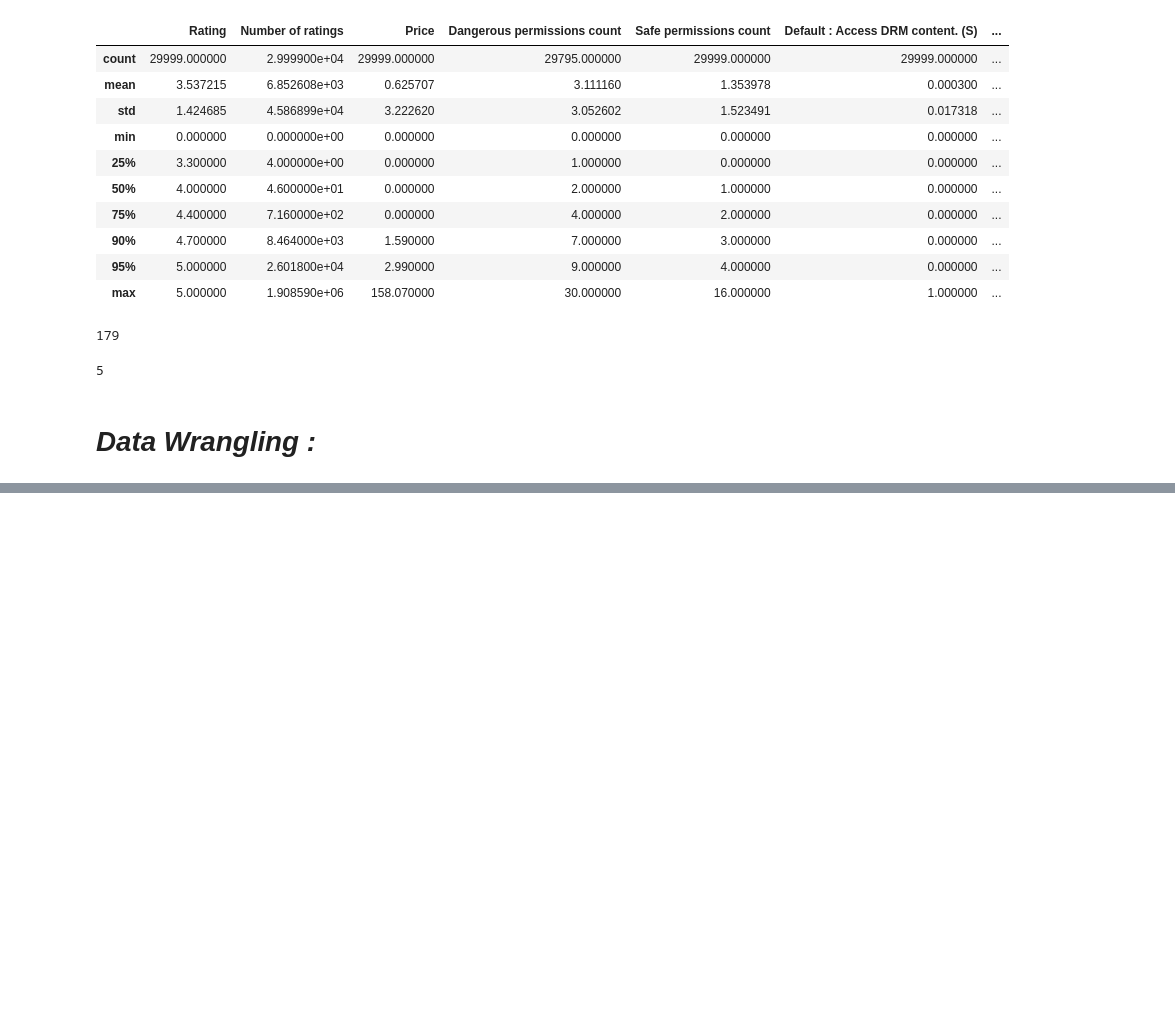
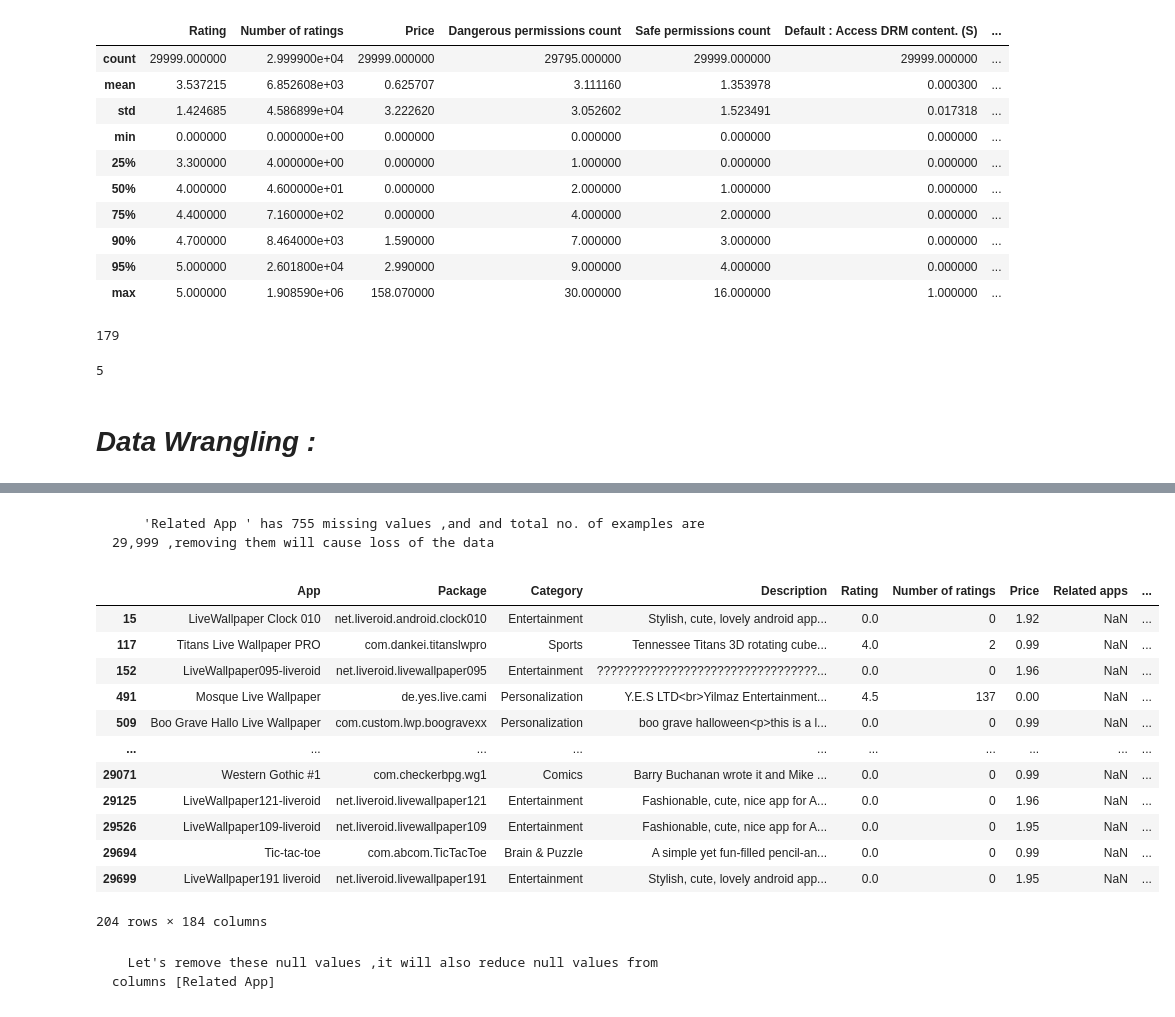
Before and after one commit to ajayn3300/Android-Authenticity-Prediction--Classification-, a Jupyter notebook: ANDRIOD_AUTHENTICITY_PREDICTION.ipynb, the cells around one changed output, grey strips where cells are left out. Cells and saved outputs as stored; diff of their text form; code cells hidden in the pictures; blank space fills up the shorter version.

```diff
--- a/ANDRIOD_AUTHENTICITY_PREDICTION.ipynb
+++ b/ANDRIOD_AUTHENTICITY_PREDICTION.ipynb
@@ -488,0 +513,21 @@ dtype: int64
+# %% [markdown]
+        'Related App ' has 755 missing values ,and and total no. of examples are 29,999 ,removing them will cause loss of the data
+# %%
+#let's check null values with Related App and Dangerous Permission Allowed
+data[(data['Related apps'].isna())&(data['Dangerous permissions count'].isna())]
+# %% [output]
+|  | App | Package | Category | Description | Rating | Number of ratings | Price | Related apps | ... |
+| 15 | LiveWallpaper Clock 010 | net.liveroid.android.clock010 | Entertainment | Stylish, cute, lovely android app... | 0.0 | 0 | 1.92 | NaN | ... |
+| 117 | Titans Live Wallpaper PRO | com.dankei.titanslwpro | Sports | Tennessee Titans 3D rotating cube... | 4.0 | 2 | 0.99 | NaN | ... |
+| 152 | LiveWallpaper095-liveroid | net.liveroid.livewallpaper095 | Entertainment | ?????????????????????????????????... | 0.0 | 0 | 1.96 | NaN | ... |
+| 491 | Mosque Live Wallpaper | de.yes.live.cami | Personalization | Y.E.S LTD<br>Yilmaz Entertainment... | 4.5 | 137 | 0.00 | NaN | ... |
+| 509 | Boo Grave Hallo Live Wallpaper | com.custom.lwp.boogravexx | Personalization | boo grave halloween<p>this is a l... | 0.0 | 0 | 0.99 | NaN | ... |
+| ... | ... | ... | ... | ... | ... | ... | ... | ... | ... |
+| 29071 | Western Gothic #1 | com.checkerbpg.wg1 | Comics | Barry Buchanan wrote it and Mike ... | 0.0 | 0 | 0.99 | NaN | ... |
+| 29125 | LiveWallpaper121-liveroid | net.liveroid.livewallpaper121 | Entertainment | Fashionable, cute, nice app for A... | 0.0 | 0 | 1.96 | NaN | ... |
+| 29526 | LiveWallpaper109-liveroid | net.liveroid.livewallpaper109 | Entertainment | Fashionable, cute, nice app for A... | 0.0 | 0 | 1.95 | NaN | ... |
+| 29694 | Tic-tac-toe | com.abcom.TicTacToe | Brain & Puzzle | A simple yet fun-filled pencil-an... | 0.0 | 0 | 0.99 | NaN | ... |
+| 29699 | LiveWallpaper191 liveroid | net.liveroid.livewallpaper191 | Entertainment | Stylish, cute, lovely android app... | 0.0 | 0 | 1.95 | NaN | ... |
+204 rows × 184 columns
+# %% [markdown]
+      Let's remove these null values ,it will also reduce null values from columns [Related App]
```
Also changed, not shown: parts of 10 cells of this notebook.
